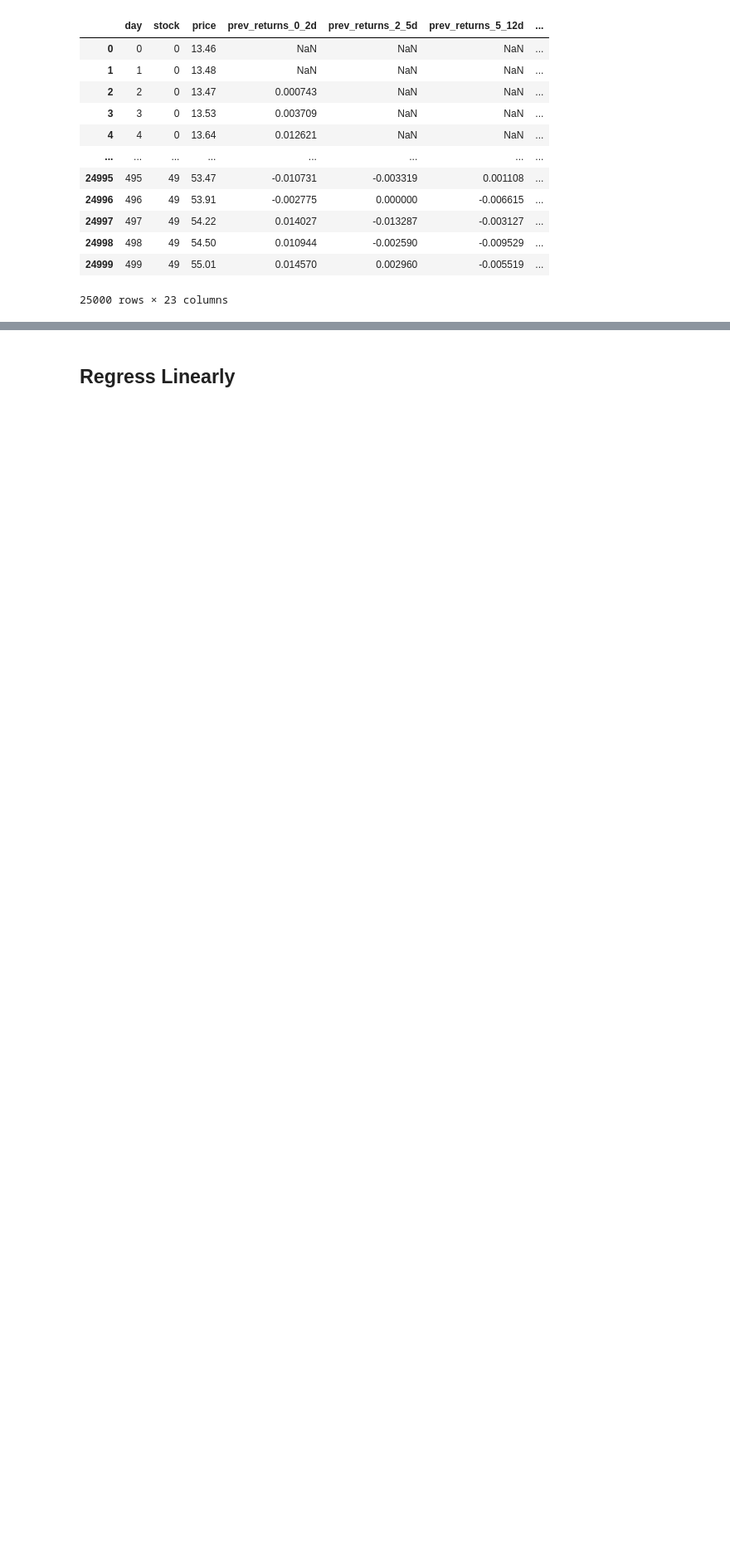
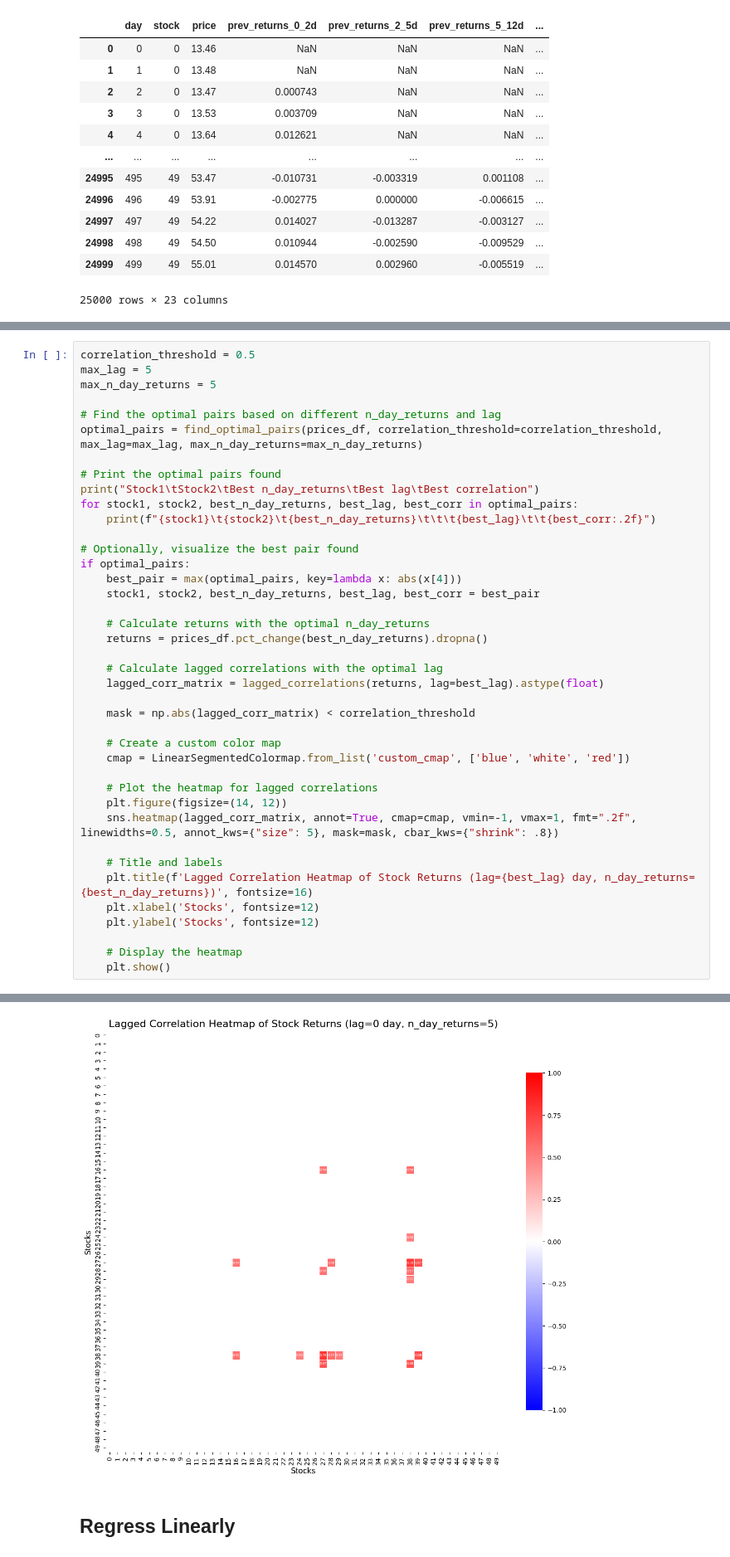
Before and after one commit to engooo/Cutiepatooties-Algothon-2024, a Jupyter notebook: wokringanalysishopefully.ipynb, the cells around one changed output, grey strips where cells are left out. Shown at 83% size. Cells and saved outputs as stored; diff of their text form; blank space fills up the shorter version.

```diff
--- a/wokringanalysishopefully.ipynb
+++ b/wokringanalysishopefully.ipynb
@@ -101,0 +143,41 @@ all_returns_df
+# %%
+correlation_threshold = 0.5
+max_lag = 5
+max_n_day_returns = 5
+
+# Find the optimal pairs based on different n_day_returns and lag
+optimal_pairs = find_optimal_pairs(prices_df, correlation_threshold=correlation_threshold, max_lag=max_lag, max_n_day_returns=max_n_day_returns)
+
+# Print the optimal pairs found
+print("Stock1\tStock2\tBest n_day_returns\tBest lag\tBest correlation")
+for stock1, stock2, best_n_day_returns, best_lag, best_corr in optimal_pairs:
+    print(f"{stock1}\t{stock2}\t{best_n_day_returns}\t\t\t{best_lag}\t\t{best_corr:.2f}")
+
+# Optionally, visualize the best pair found
+if optimal_pairs:
+    best_pair = max(optimal_pairs, key=lambda x: abs(x[4]))
+    stock1, stock2, best_n_day_returns, best_lag, best_corr = best_pair
+
+    # Calculate returns with the optimal n_day_returns
+    returns = prices_df.pct_change(best_n_day_returns).dropna()
+
+    # Calculate lagged correlations with the optimal lag
+    lagged_corr_matrix = lagged_correlations(returns, lag=best_lag).astype(float)
+
+    mask = np.abs(lagged_corr_matrix) < correlation_threshold
+
+    # Create a custom color map
+    cmap = LinearSegmentedColormap.from_list('custom_cmap', ['blue', 'white', 'red'])
+
+    # Plot the heatmap for lagged correlations
+    plt.figure(figsize=(14, 12))
+    sns.heatmap(lagged_corr_matrix, annot=True, cmap=cmap, vmin=-1, vmax=1, fmt=".2f", linewidths=0.5, annot_kws={"size": 5}, mask=mask, cbar_kws={"shrink": .8})
+
+    # Title and labels
+    plt.title(f'Lagged Correlation Heatmap of Stock Returns (lag={best_lag} day, n_day_returns={best_n_day_returns})', fontsize=16)
+    plt.xlabel('Stocks', fontsize=12)
+    plt.ylabel('Stocks', fontsize=12)
+
+    # Display the heatmap
+    plt.show()
+# %% [output]
@@ -102,3 +201,4 @@ all_returns_df
+[figure, added]
 # %% [markdown]
 ## Regress Linearly
 # %%
```
Also changed, not shown: parts of 7 cells of this notebook.
